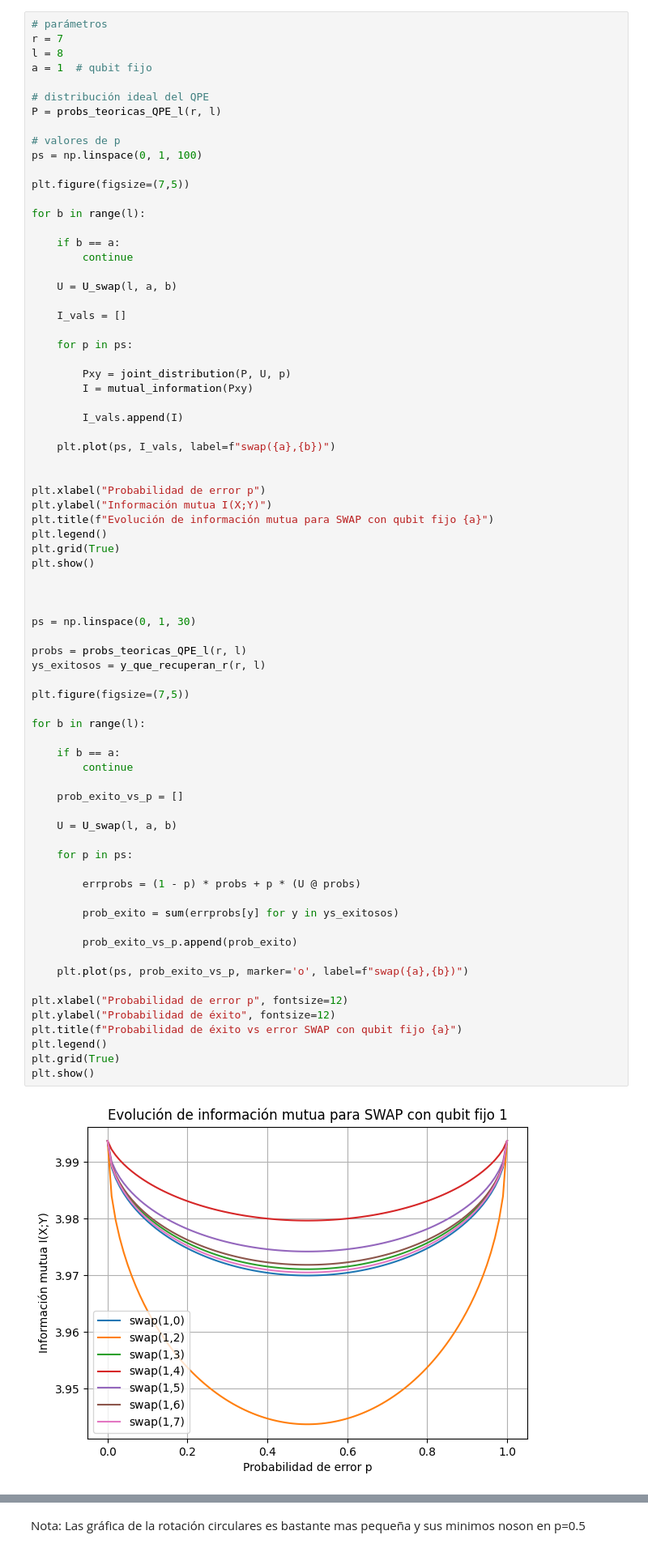
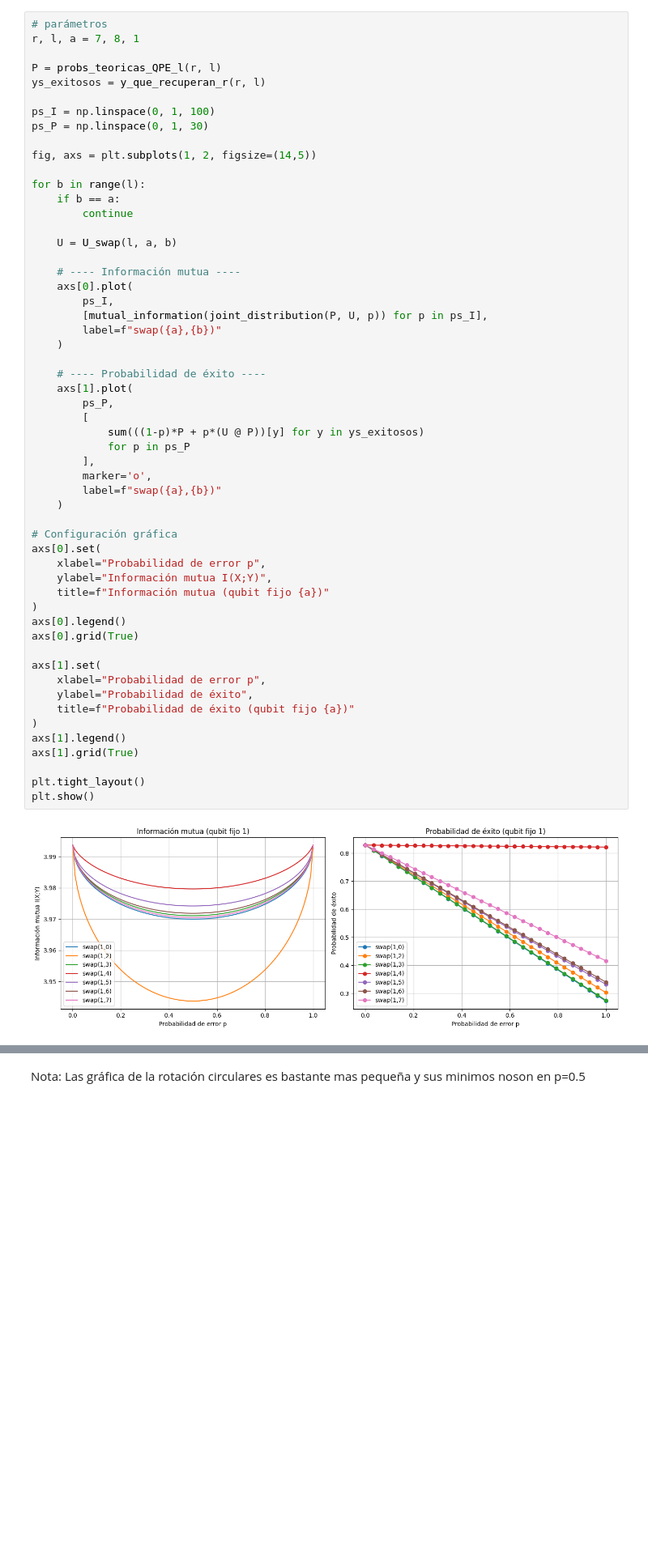
Before and after one commit to BenSanHer/Fuzzy-Measurments-aplicadas-sobre-Order-Finding, a Jupyter notebook: Distancia entre distribuciones de probabilidad.ipynb, the cells around one changed output, grey strips where cells are left out. Shown at 81% size. Saved outputs shown, nothing was run; the diff lists cells and outputs as text; blank space fills up the shorter version.

Commit message:
Avances 26 de marzo, Inf mutua, gaussiana, interceptos

```diff
--- a/Distancia entre distribuciones de probabilidad.ipynb
+++ b/Distancia entre distribuciones de probabilidad.ipynb
@@ -812,77 +812,58 @@ plt.show()
 [figure]
 # %%
 # parámetros
-r = 7
-l = 8
-a = 1  # qubit fijo
+r, l, a = 7, 8, 1
 
-# distribución ideal del QPE
 P = probs_teoricas_QPE_l(r, l)
+ys_exitosos = y_que_recuperan_r(r, l)
 
-# valores de p
-ps = np.linspace(0, 1, 100)
+ps_I = np.linspace(0, 1, 100)
+ps_P = np.linspace(0, 1, 30)
 
-plt.figure(figsize=(7,5))
+fig, axs = plt.subplots(1, 2, figsize=(14,5))
 
 for b in range(l):
-
     if b == a:
         continue
 
     U = U_swap(l, a, b)
 
-    I_vals = []
+    # ---- Información mutua ----
+    axs[0].plot(
+        ps_I,
+        [mutual_information(joint_distribution(P, U, p)) for p in ps_I],
+        label=f"swap({a},{b})"
+    )
 
-    for p in ps:
+    # ---- Probabilidad de éxito ----
+    axs[1].plot(
+        ps_P,
+        [
+            sum(((1-p)*P + p*(U @ P))[y] for y in ys_exitosos)
+            for p in ps_P
+        ],
+        marker='o',
+        label=f"swap({a},{b})"
+    )
 
-        Pxy = joint_distribution(P, U, p)
-        I = mutual_information(Pxy)
+# Configuración gráfica
+axs[0].set(
+    xlabel="Probabilidad de error p",
+    ylabel="Información mutua I(X;Y)",
+    title=f"Información mutua (qubit fijo {a})"
+)
+axs[0].legend()
+axs[0].grid(True)
 
-        I_vals.append(I)
+axs[1].set(
+    xlabel="Probabilidad de error p",
+    ylabel="Probabilidad de éxito",
+    title=f"Probabilidad de éxito (qubit fijo {a})"
+)
+axs[1].legend()
+axs[1].grid(True)
 
-    plt.plot(ps, I_vals, label=f"swap({a},{b})")
-
-
-plt.xlabel("Probabilidad de error p")
-plt.ylabel("Información mutua I(X;Y)")
-plt.title(f"Evolución de información mutua para SWAP con qubit fijo {a}")
-plt.legend()
-plt.grid(True)
+plt.tight_layout()
 plt.show()
-
-
-
-ps = np.linspace(0, 1, 30)
-
-probs = probs_teoricas_QPE_l(r, l)
-ys_exitosos = y_que_recuperan_r(r, l)
-
-plt.figure(figsize=(7,5))
-
-for b in range(l):
-
-    if b == a:
-        continue
-
-    prob_exito_vs_p = []
-
-    U = U_swap(l, a, b)
-
-    for p in ps:
-
-        errprobs = (1 - p) * probs + p * (U @ probs)
-
-        prob_exito = sum(errprobs[y] for y in ys_exitosos)
-
-        prob_exito_vs_p.append(prob_exito)
-
-    plt.plot(ps, prob_exito_vs_p, marker='o', label=f"swap({a},{b})")
-
-plt.xlabel("Probabilidad de error p", fontsize=12)
-plt.ylabel("Probabilidad de éxito", fontsize=12)
-plt.title(f"Probabilidad de éxito vs error SWAP con qubit fijo {a}")
-plt.legend()
-plt.grid(True)
-plt.show()
 # %% [output]
-[figure, old version]
+[figure, new version]
```
Also changed, not shown: parts of 23 cells of this notebook, 2 other files.
